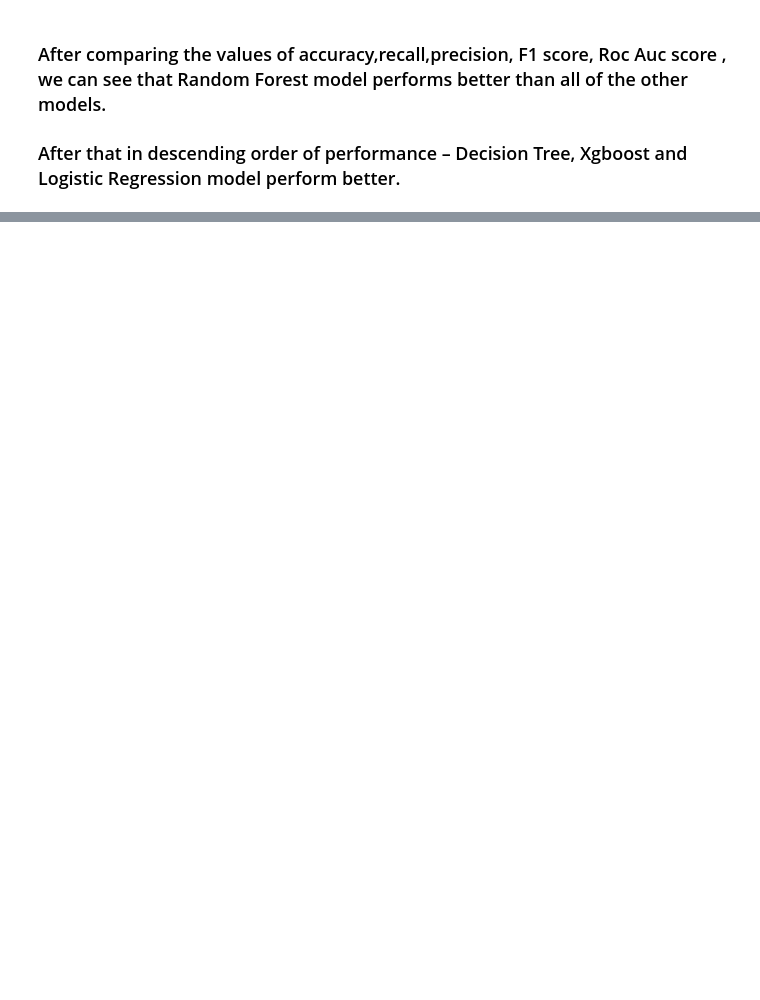
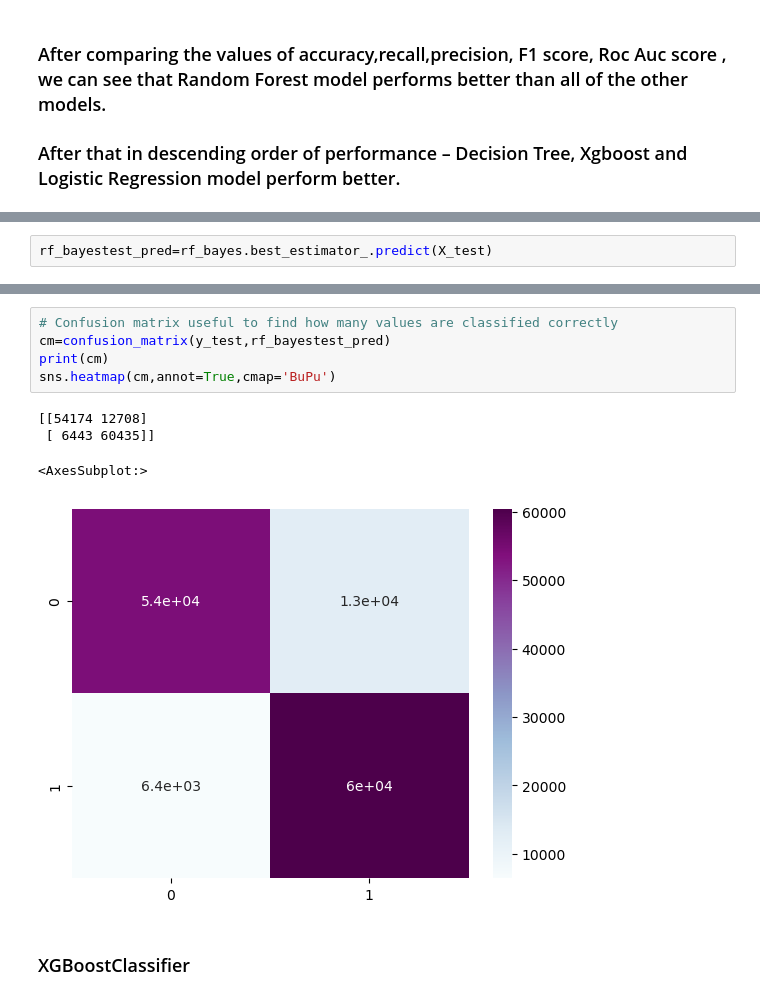
Before and after one commit to Prashant-Richhariya/Vehicle-Insurance-Cross-Sell-Prediction-Project, a Jupyter notebook: Vehicle Insurance Cross Sell Prediction.ipynb, the cells around one changed output, grey strips where cells are left out. Cells and saved outputs as stored; diff of their text form; blank space fills up the shorter version.

```diff
--- a/Vehicle Insurance Cross Sell Prediction.ipynb
+++ b/Vehicle Insurance Cross Sell Prediction.ipynb
@@ -873,0 +950,2 @@ result
+# %%
+rf_bayestest_pred=rf_bayes.best_estimator_.predict(X_test)
@@ -873,0 +994,12 @@ result
+# %%
+# Confusion matrix useful to find how many values are classified correctly
+cm=confusion_matrix(y_test,rf_bayestest_pred)
+print(cm)
+sns.heatmap(cm,annot=True,cmap='BuPu')
+# %% [output]
+[[54174 12708]
+ [ 6443 60435]]
+<AxesSubplot:>
+[figure, added]
+# %% [markdown]
+### XGBoostClassifier
```
Also changed, not shown: parts of 30 cells of this notebook.
